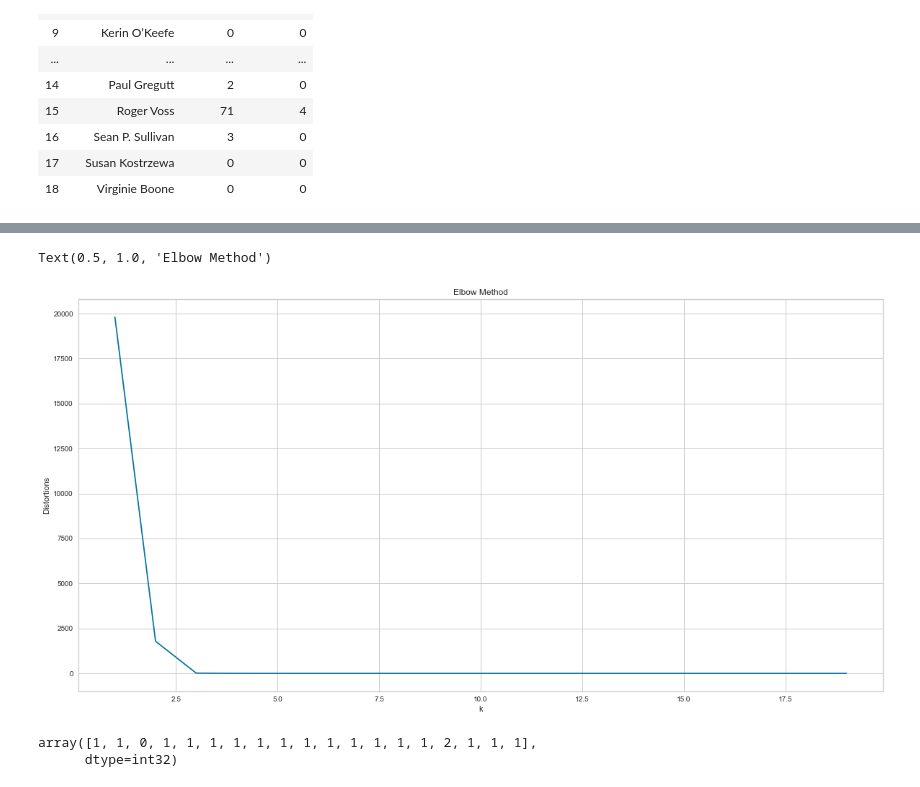
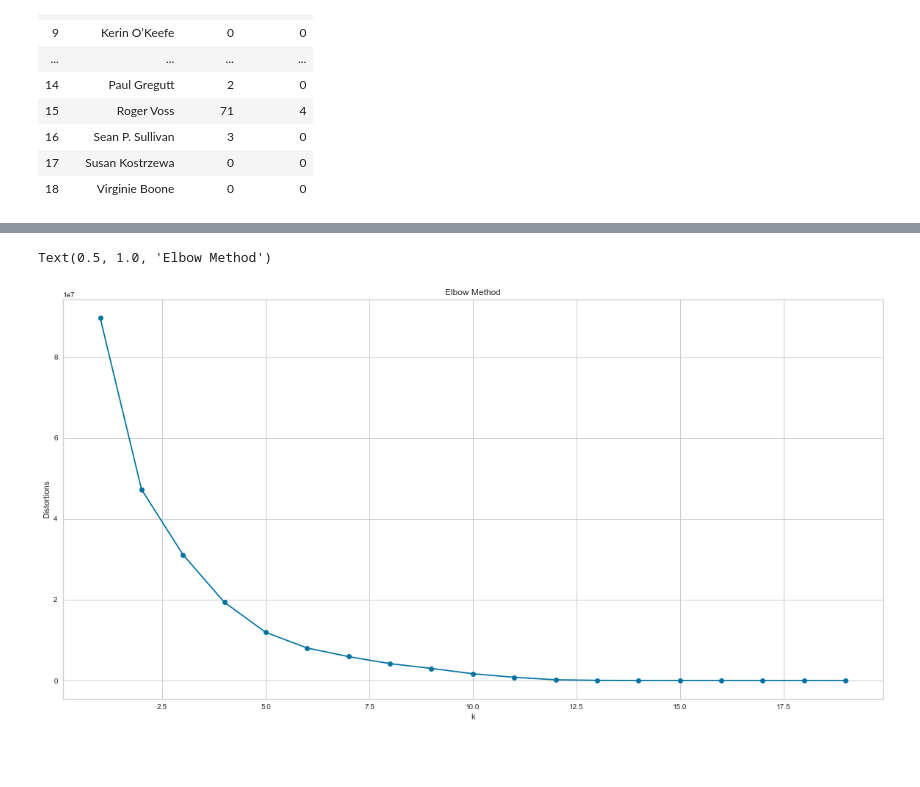
Before and after one commit to bthakr1/datascience_pipeline, a Jupyter notebook: Cosine_Similarity.ipynb, the cells around one changed output, grey strips where cells are left out. Cells and saved outputs as stored; diff of their text form; code cells hidden in the pictures; blank space fills up the shorter version.

Commit message:
created new cluster to group wines

```diff
--- a/Cosine_Similarity.ipynb
+++ b/Cosine_Similarity.ipynb
@@ -138,0 +177,2 @@ for k in K:
+# %%
+new_wine = new_wine.iloc[:,1:]
@@ -139,9 +182,19 @@ for k in K:
 # %%
+# using elbow method to determine optimum number of cluster
+distortions = []
+
+K = range(1,20)
+
+for k in K:
+    kmeanmodel = KMeans(n_clusters=k)
+    kmeanmodel.fit(new_wine)
+    distortions.append(kmeanmodel.inertia_)
+
 plt.figure(figsize=(20,10))
-plt.plot(K,distortions,'bx-')
+plt.plot(K,distortions,'bx-',marker='o')
 plt.xlabel('k')
 plt.ylabel('Distortions')
 plt.title('Elbow Method')
 # %% [output]
 Text(0.5, 1.0, 'Elbow Method')
-[figure, old version]
+[figure, new version]
@@ -151,5 +200,0 @@ y_kmeans3 = kmeans3.fit_predict(new_wine_1)
-# %%
-y_kmeans3
-# %% [output]
-array([1, 1, 0, 1, 1, 1, 1, 1, 1, 1, 1, 1, 1, 1, 1, 2, 1, 1, 1],
-      dtype=int32)
```
Also changed, not shown: parts of 26 cells of this notebook, 1 other file.
